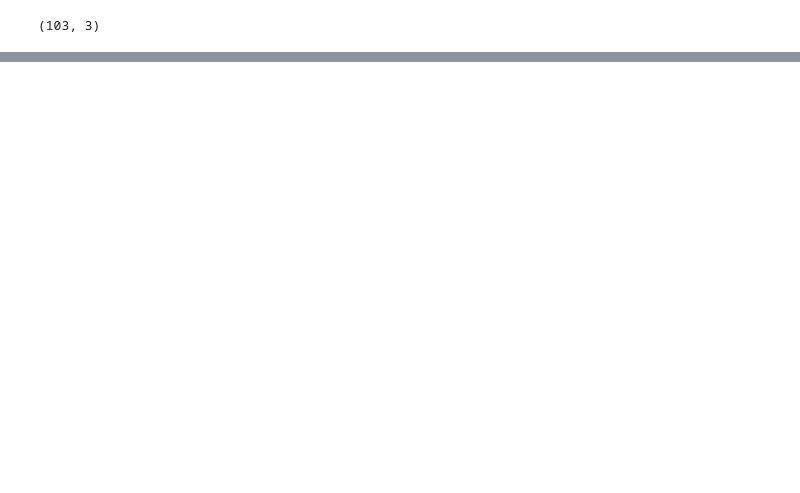
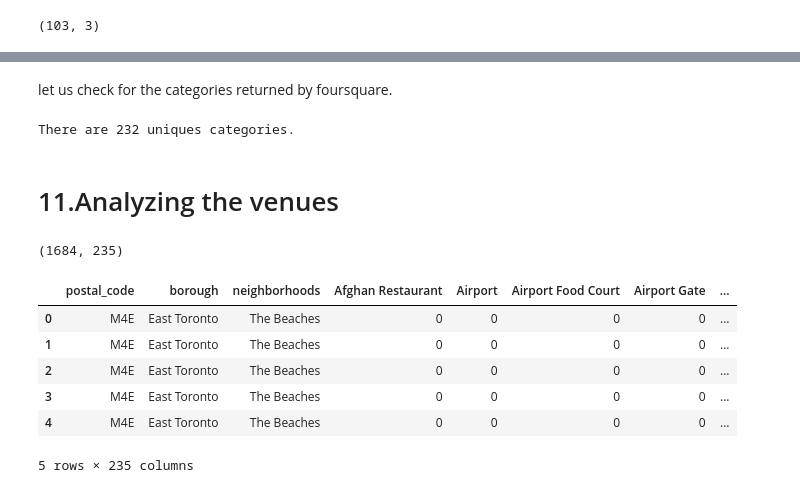
Before and after one commit to ankitkashyap12/Coursera_Capstone, a Jupyter notebook: capstone_project.ipynb, the cells around one changed output, grey strips where cells are left out. Saved outputs shown, nothing was run; the diff lists cells and outputs as text; code cells hidden in the pictures; blank space fills up the shorter version.

```diff
--- a/capstone_project.ipynb
+++ b/capstone_project.ipynb
@@ -215,0 +246,7 @@ toronto_grouped.shape
+# %%
+address = 'Toronto'
+geolocator = Nominatim(user_agent="my-application")
+location = geolocator.geocode(address)
+latitude = location.latitude
+longitude = location.longitude
+print('The geograpical coordinate of Toronto are {}, {}.'.format(latitude, longitude))
@@ -215,0 +292,5 @@ toronto_grouped.shape
+# %%
+# create a new DataFrame with only boroughs that contain the word Toronto
+toronto_df_new = toronto_merged[toronto_merged['borough'].isin(borough_with_toronto)].reset_index(drop=True)
+print(toronto_df_new.shape)
+toronto_df_new.head()
@@ -215,0 +327,9 @@ toronto_grouped.shape
+# %%
+# define Foursquare Credentials and Version
+CLIENT_ID = 'CLLIJPZNWVSSS5CNOIVPK5CSRN4VC5AXOM5UH0FZNDT2FPAQ' # your Foursquare ID
+CLIENT_SECRET = 'FUKHQKDW0ZK4G5M1B5FVCPDVVDZB3OXT4MG0H5G1L4WEOU3E' # your Foursquare Secret
+VERSION = '20180605' # Foursquare API version
+
+print('Your credentails:')
+print('CLIENT_ID: ' + CLIENT_ID)
+print('CLIENT_SECRET:' + CLIENT_SECRET)
@@ -215,0 +371,8 @@ toronto_grouped.shape
+# %%
+venues_df = pd.DataFrame(venues)
+
+# define the column names
+venues_df.columns = ['postal_code', 'borough', 'neighborhood', 'borough_latitude', 'borough_longitude', 'venue_name', 'venue_latitude', 'venue_longitude', 'venue_category']
+
+print(venues_df.shape)
+venues_df.head()
@@ -215,0 +387,31 @@ toronto_grouped.shape
+# %% [markdown]
+let us check for the categories returned by foursquare.
+# %%
+print('There are {} uniques categories.'.format(len(venues_df['venue_category'].unique())))
+# %% [output]
+There are 232 uniques categories.
+# %% [markdown]
+# 11.Analyzing the venues
+# %%
+# one hot encoding
+toronto_onehot = pd.get_dummies(venues_df[['venue_category']], prefix="", prefix_sep="")
+
+# add postal, borough and neighborhood column back to dataframe
+toronto_onehot['postal_code'] = venues_df['postal_code']
+toronto_onehot['borough'] = venues_df['borough']
+toronto_onehot['neighborhoods'] = venues_df['neighborhood']
+
+# move postal, borough and neighborhood column to the first column
+fixed_columns = list(toronto_onehot.columns[-3:]) + list(toronto_onehot.columns[:-3])
+toronto_onehot = toronto_onehot[fixed_columns]
+print(toronto_onehot.shape)
+toronto_onehot.head()
+# %% [output]
+(1684, 235)
+|  | postal_code | borough | neighborhoods | Afghan Restaurant | Airport | Airport Food Court | Airport Gate | ... |
+| 0 | M4E | East Toronto | The Beaches | 0 | 0 | 0 | 0 | ... |
+| 1 | M4E | East Toronto | The Beaches | 0 | 0 | 0 | 0 | ... |
+| 2 | M4E | East Toronto | The Beaches | 0 | 0 | 0 | 0 | ... |
+| 3 | M4E | East Toronto | The Beaches | 0 | 0 | 0 | 0 | ... |
+| 4 | M4E | East Toronto | The Beaches | 0 | 0 | 0 | 0 | ... |
+5 rows × 235 columns
```
Also changed, not shown: parts of 50 cells of this notebook.
